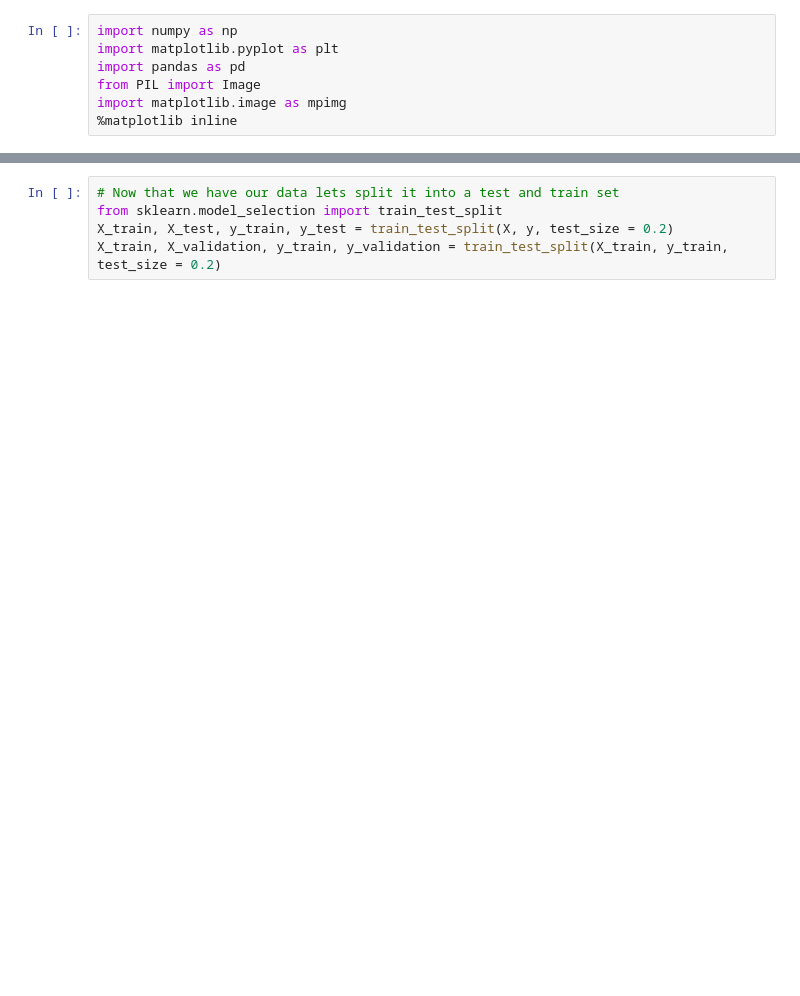
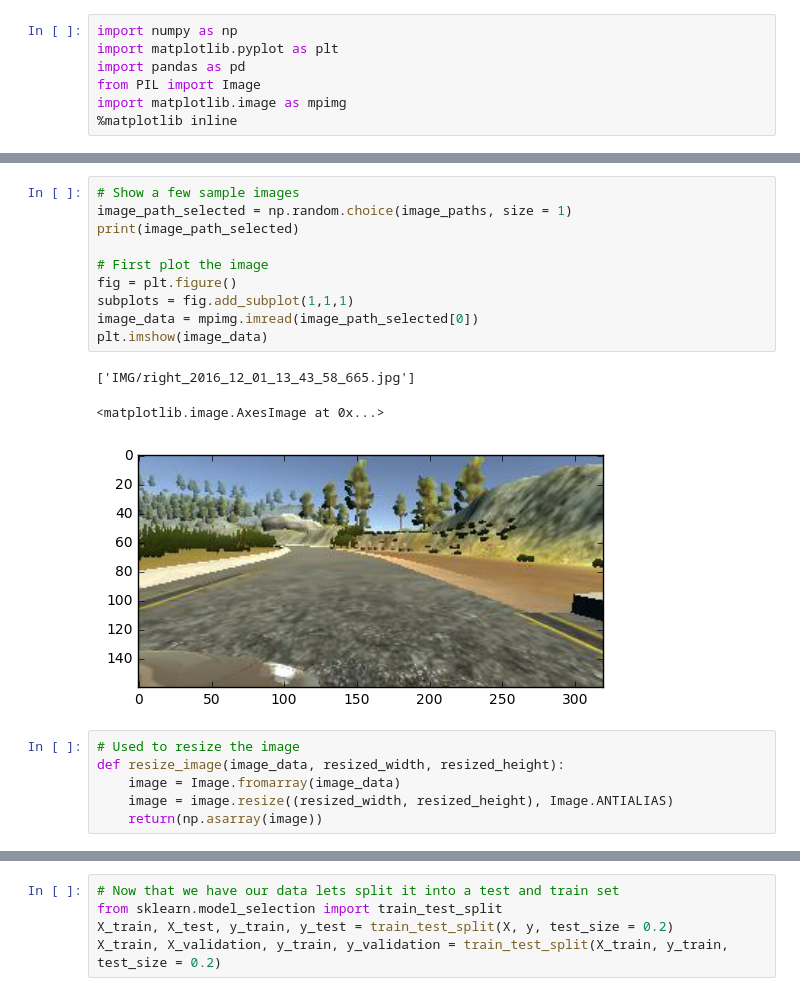
Before and after one commit to kevinlu1211/CarND, a Jupyter notebook: Part3-Behavioural-Cloning/Behavioural Cloning.ipynb, the cells around one changed output, grey strips where cells are left out. Saved outputs shown, nothing was run; the diff lists cells and outputs as text; blank space fills up the shorter version.

```diff
--- a/Part3-Behavioural-Cloning/Behavioural Cloning.ipynb
+++ b/Part3-Behavioural-Cloning/Behavioural Cloning.ipynb
@@ -246,0 +39,20 @@ X = np.array(X)
+# %%
+# Show a few sample images
+image_path_selected = np.random.choice(image_paths, size = 1)
+print(image_path_selected)
+
+# First plot the image
+fig = plt.figure()
+subplots = fig.add_subplot(1,1,1)
+image_data = mpimg.imread(image_path_selected[0])
+plt.imshow(image_data)
+# %% [output]
+['IMG/right_2016_12_01_13_43_58_665.jpg']
+<matplotlib.image.AxesImage at 0x...>
+[figure, added]
+# %%
+# Used to resize the image
+def resize_image(image_data, resized_width, resized_height):
+    image = Image.fromarray(image_data)
+    image = image.resize((resized_width, resized_height), Image.ANTIALIAS)
+    return(np.asarray(image))
```
Also changed, not shown: parts of 44 cells of this notebook, 28 other files.
